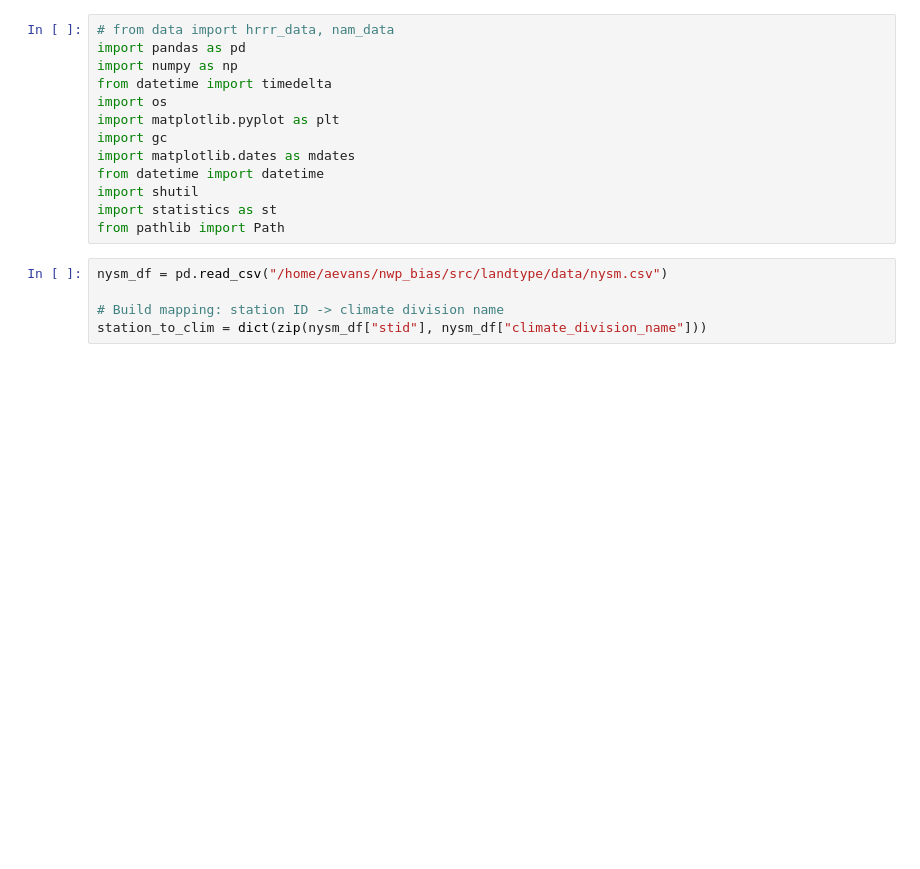
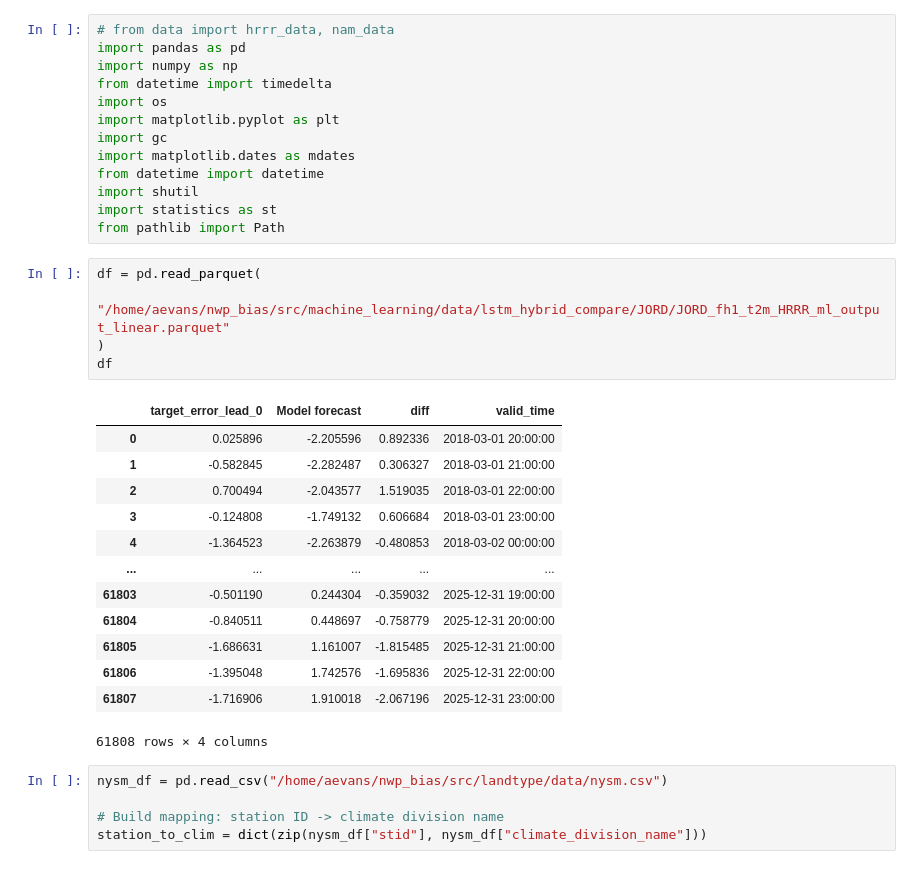
Before and after one commit to shmaronshmevans/nwp_bias, a Jupyter notebook: src/machine_learning/notebooks/scratch.ipynb, the cells around one changed output. Cells and saved outputs as stored; diff of their text form; blank space fills up the shorter version.

```diff
--- a/src/machine_learning/notebooks/scratch.ipynb
+++ b/src/machine_learning/notebooks/scratch.ipynb
@@ -21,6 +21,25 @@ from datetime import datetime
 import shutil
 import statistics as st
 from pathlib import Path
+# %%
+df = pd.read_parquet(
+    "/home/aevans/nwp_bias/src/machine_learning/data/lstm_hybrid_compare/JORD/JORD_fh1_t2m_HRRR_ml_output_linear.parquet"
+)
+df
+# %% [output]
+|  | target_error_lead_0 | Model forecast | diff | valid_time |
+| 0 | 0.025896 | -2.205596 | 0.892336 | 2018-03-01 20:00:00 |
+| 1 | -0.582845 | -2.282487 | 0.306327 | 2018-03-01 21:00:00 |
+| 2 | 0.700494 | -2.043577 | 1.519035 | 2018-03-01 22:00:00 |
+| 3 | -0.124808 | -1.749132 | 0.606684 | 2018-03-01 23:00:00 |
+| 4 | -1.364523 | -2.263879 | -0.480853 | 2018-03-02 00:00:00 |
+| ... | ... | ... | ... | ... |
+| 61803 | -0.501190 | 0.244304 | -0.359032 | 2025-12-31 19:00:00 |
+| 61804 | -0.840511 | 0.448697 | -0.758779 | 2025-12-31 20:00:00 |
+| 61805 | -1.686631 | 1.161007 | -1.815485 | 2025-12-31 21:00:00 |
+| 61806 | -1.395048 | 1.742576 | -1.695836 | 2025-12-31 22:00:00 |
+| 61807 | -1.716906 | 1.910018 | -2.067196 | 2025-12-31 23:00:00 |
+61808 rows × 4 columns
 # %%
 nysm_df = pd.read_csv("/home/aevans/nwp_bias/src/landtype/data/nysm.csv")
 
```
Also changed, not shown: 18 other files.
